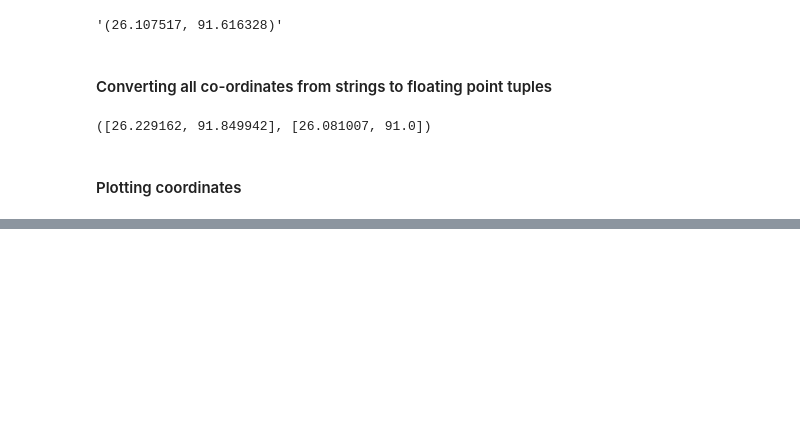
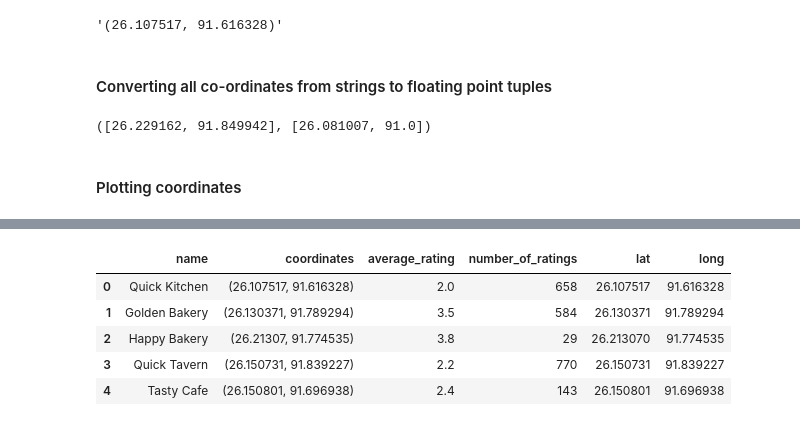
Before and after one commit to vishalndeka/Business-Location-Suggestor, a Jupyter notebook: nb.ipynb, the cells around one changed output, grey strips where cells are left out. Cells and saved outputs as stored; diff of their text form; code cells hidden in the pictures; blank space fills up the shorter version.

```diff
--- a/nb.ipynb
+++ b/nb.ipynb
@@ -84,0 +83,9 @@ TypeError: getBoundsZoomLevel() missing 1 required positional argument: 'mapDim'
+# %%
+test_df.head()
+# %% [output]
+|  | name | coordinates | average_rating | number_of_ratings | lat | long |
+| 0 | Quick Kitchen | (26.107517, 91.616328) | 2.0 | 658 | 26.107517 | 91.616328 |
+| 1 | Golden Bakery | (26.130371, 91.789294) | 3.5 | 584 | 26.130371 | 91.789294 |
+| 2 | Happy Bakery | (26.21307, 91.774535) | 3.8 | 29 | 26.213070 | 91.774535 |
+| 3 | Quick Tavern | (26.150731, 91.839227) | 2.2 | 770 | 26.150731 | 91.839227 |
+| 4 | Tasty Cafe | (26.150801, 91.696938) | 2.4 | 143 | 26.150801 | 91.696938 |
```
Also changed, not shown: parts of 6 cells of this notebook.
